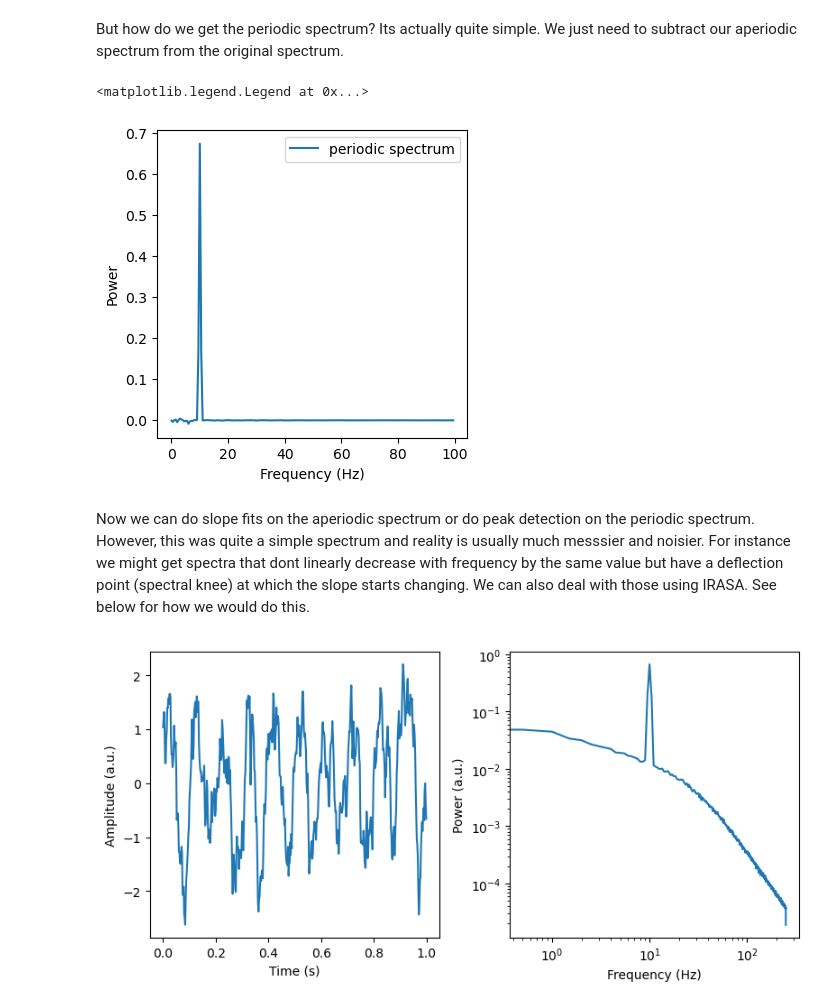
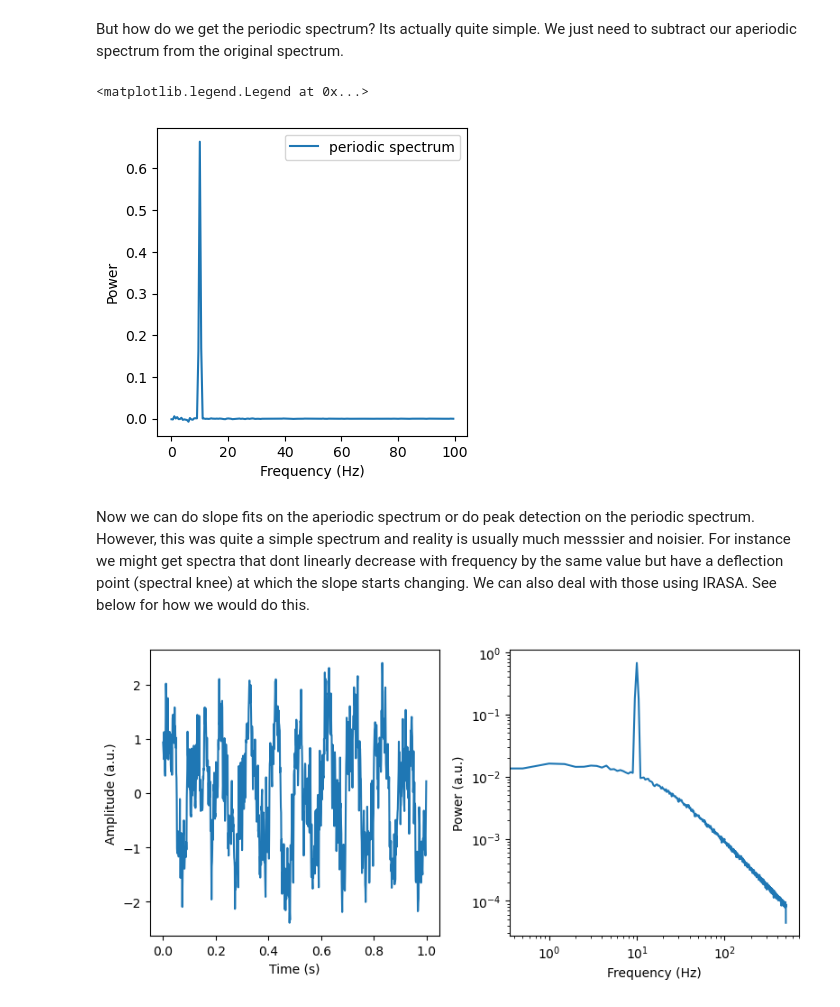
Before and after one commit to schmidtfa/pyrasa, a Jupyter notebook: examples/basic_functionality.ipynb, the cells around one changed output. Cells and saved outputs as stored; diff of their text form; code cells hidden in the pictures.

```diff
--- a/examples/basic_functionality.ipynb
+++ b/examples/basic_functionality.ipynb
@@ -12,7 +12,7 @@ import pandas as pd
 # %% [markdown]
 We first simulate a signal with a single oscillation and a spectral slope of -1
 # %%
-fs = 500
+fs = 1000
 n_seconds = 60
 duration=2
 overlap=0.5
@@ -190,7 +190,7 @@ ax.set_xlabel('Frequency (Hz)')
 plt.legend()
 # %% [output]
 <matplotlib.legend.Legend at 0x...>
-[figure, old version]
+[figure, new version]
 # %% [markdown]
 Now we can do slope fits on the aperiodic spectrum or do peak detection on the periodic spectrum.
 However, this was quite a simple spectrum and reality is usually much messsier and noisier. For instance we might get spectra that dont linearly decrease with frequency by the same value but have a deflection point (spectral knee) at which the slope starts changing. We can also deal with those using IRASA.
@@ -198,26 +198,28 @@ See below for how we would do this.
 # %%
 # %% Lets check the knee
 knee_freq = 15
-knee = knee_freq ** (2*.5 + 1.5)
+exp = 1.5
+knee = knee_freq ** exp
 
-sim_components = {'sim_knee': {'exponent1' : -.5, 'exponent2': -1.5, 'knee':knee },
+sim_components = {'sim_knee': {'exponent1' : -.0, 'exponent2': -1*exp, 'knee':knee },
                   'sim_oscillation': {'freq' : 10}}
 
 sig = sim_combined(n_seconds=n_seconds, fs=fs, components=sim_components)
+
 # %%
 max_times = times < 1
 f, axes = plt.subplots(ncols=2, figsize=(8, 4))
 axes[0].plot(times[max_times], sig[max_times])
 axes[0].set_ylabel('Amplitude (a.u.)')
 axes[0].set_xlabel('Time (s)')
 freq, psd = dsp.welch(sig, fs=fs, nperseg=duration*fs, noverlap=duration*fs*overlap)
 axes[1].loglog(freq, psd)
 axes[1].set_ylabel('Power (a.u.)')
 axes[1].set_xlabel('Frequency (Hz)')
 
 plt.tight_layout()
 # %% [output]
-[figure, old version]
+[figure, new version]
 # %%
 irasa_out = irasa(sig,
                     fs=fs,
```
Also changed, not shown: parts of 14 cells of this notebook, 3 other files.
